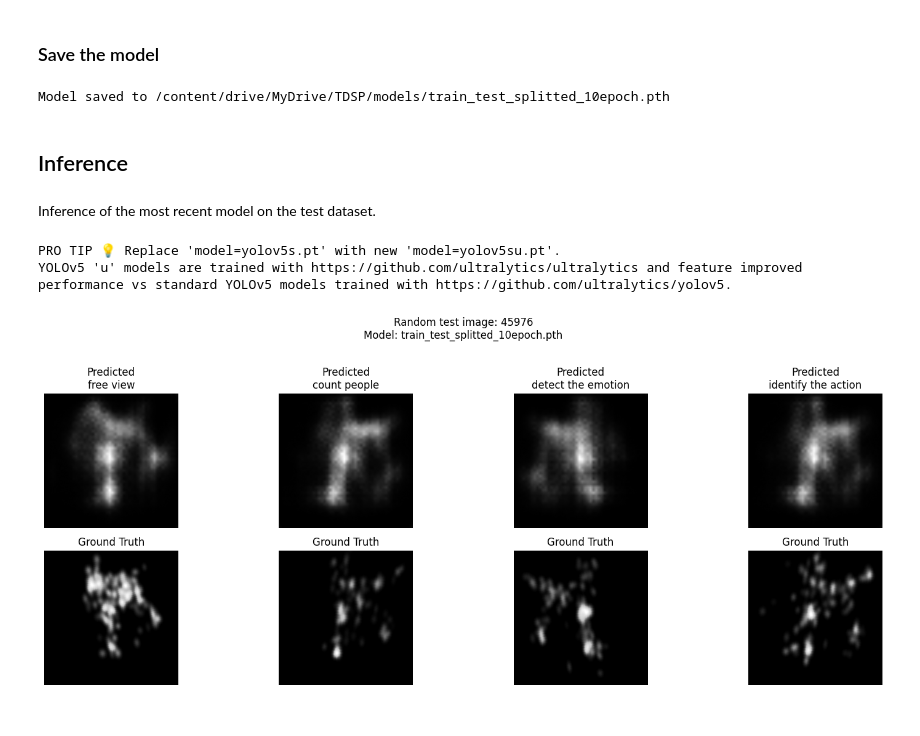
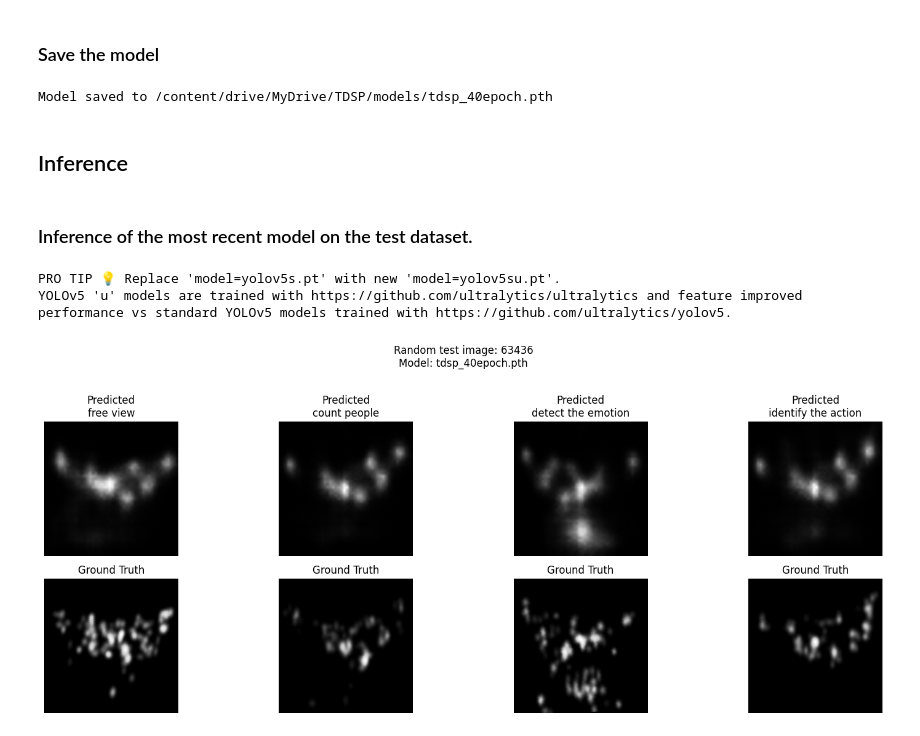
Before and after one commit to canmizrakli/TDYSN, a Jupyter notebook: TDSP_YOLO_v5.ipynb, the cells around one changed output. Saved outputs shown, nothing was run; the diff lists cells and outputs as text; code cells hidden in the pictures.

Commit message:
Updates for visualization

```diff
--- a/TDSP_YOLO_v5.ipynb
+++ b/TDSP_YOLO_v5.ipynb
@@ -400,7 +421,7 @@ import torch.optim as optim
 
 device = torch.device("cuda" if torch.cuda.is_available() else "cpu")
 lr = 1e-4
-num_epochs = 10
+num_epochs = 40
 
 model = YOLOTaskSaliencyModel().to(device)
 optimizer = optim.Adam(model.parameters(), lr=lr)
@@ -443,0 +526,39 @@ Batch size: 8
+# %%
+import matplotlib.pyplot as plt
+
+# Initialize lists
+epoch_losses = []  # Track training loss
+val_metrics_per_epoch = {
+    "CC": [], "KL": [], "SIM": [], "NSS": [], "AUC-Borji": []
+}
+
+for epoch in range(num_epochs):
+    model.train()
+    running_loss = 0.0
+
+    for batch_idx, batch_data in enumerate(train_loader):
+        images = batch_data["stimuli"].to(device)
+        fdm = batch_data["fdm"].to(device)
+        task_descs = batch_data["task_description"]
+
+        optimizer.zero_grad()
+        pred_saliency = model(images, task_descs)
+        pred_small = F.interpolate(pred_saliency, size=fdm.shape[-2:], mode='bilinear', align_corners=False)
+        loss = criterion(pred_small, fdm)
+
+        loss.backward()
+        optimizer.step()
+        running_loss += loss.item()
+
+        if (batch_idx + 1) % 30 == 0:
+            print(f"Epoch [{epoch+1}/{num_epochs}], Batch [{batch_idx+1}/{len(train_loader)}] Loss: {loss.item():.4f}", flush=True)
+
+    # 🔹 After training for one epoch
+    epoch_loss = running_loss / len(train_loader)
+    epoch_losses.append(epoch_loss)
+    print(f"Epoch [{epoch+1}/{num_epochs}] Avg Training Loss: {epoch_loss:.4f}", flush=True)
+
+    # 🔹 Validation Evaluation
+    val_metrics = evaluate_saliency_model(model, val_loader, device)
+    for key in val_metrics:
+        val_metrics_per_epoch[key].append(val_metrics[key])
@@ -541,17 +711,17 @@ models_dir = "/content/drive/MyDrive/TDSP/models"
 os.makedirs(models_dir, exist_ok=True)
 
 # Full path where you want to save your model
-save_path = os.path.join(models_dir, "train_test_splitted_10epoch.pth")
+save_path = os.path.join(models_dir, "tdsp_40epoch.pth")
 
 # Save the model state dictionary
 torch.save(model.state_dict(), save_path)
 print(f"Model saved to {save_path}")
 # %% [output]
-Model saved to /content/drive/MyDrive/TDSP/models/train_test_splitted_10epoch.pth
+Model saved to /content/drive/MyDrive/TDSP/models/tdsp_40epoch.pth
 # %% [markdown]
 ## Inference
 # %% [markdown]
-Inference of the most recent model on the test dataset.
+### Inference of the most recent model on the test dataset.
 # %%
 import random, os
 import torch
@@ -617,9 +787,9 @@ def visualize_random_test_sample(model_path: str):
     plt.tight_layout()
     plt.show()
 # %%
-model_path = "/content/drive/MyDrive/TDSP/models/train_test_splitted_10epoch.pth"
+model_path = "/content/drive/MyDrive/TDSP/models/tdsp_40epoch.pth"
 visualize_random_test_sample(model_path)
 # %% [output]
 PRO TIP 💡 Replace 'model=yolov5s.pt' with new 'model=yolov5su.pt'.
 YOLOv5 'u' models are trained with https://github.com/ultralytics/ultralytics and feature improved performance vs standard YOLOv5 models trained with https://github.com/ultralytics/yolov5.
-[figure, old version]
+[figure, new version]
```
Also changed, not shown: parts of 30 cells of this notebook.
